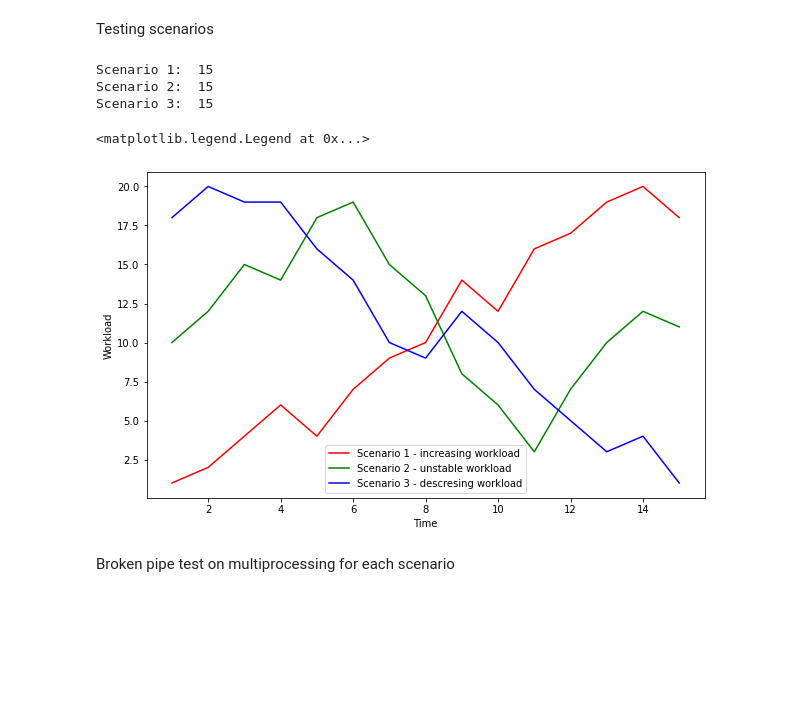
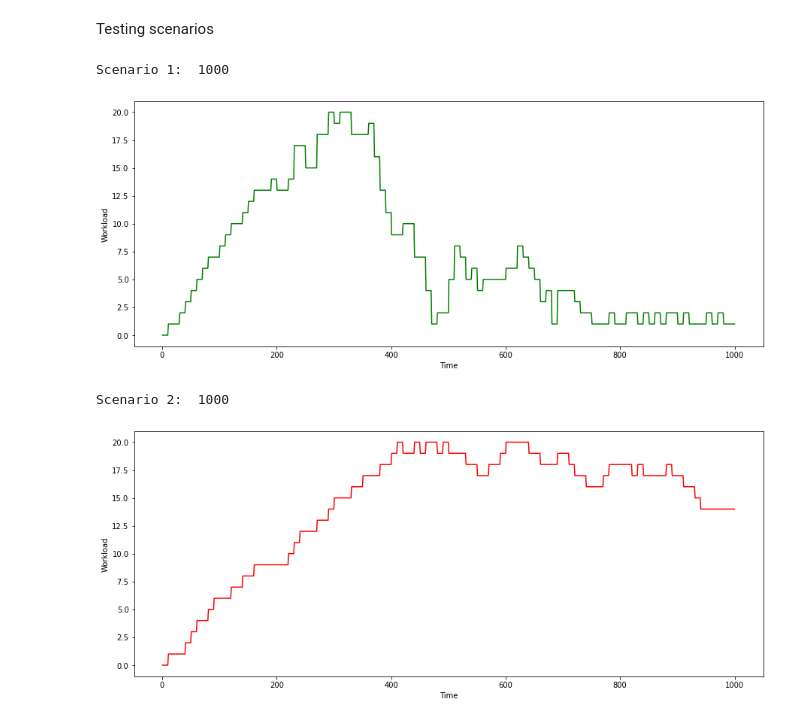
Before and after one commit to dkapczynska/Resource_management_RL, a Jupyter notebook: 00. Prepare scenarios.ipynb, the cells around one changed output. Saved outputs shown, nothing was run; the diff lists cells and outputs as text; code cells hidden in the pictures; blank space fills up the shorter version.

```diff
--- a/00. Prepare scenarios.ipynb
+++ b/00. Prepare scenarios.ipynb
@@ -101,42 +127,23 @@ save_scenario_to_txt(queue_array_train, "train_scenario")
 # %% [markdown]
 Testing scenarios
-# %%
-# scenario 1 - increasing workload,
-queue_array_1 = [1, 2, 4, 6, 4, 7, 9, 10, 14, 12, 16, 17, 19, 20, 18]
-
-print("Scenario 1: ", len(queue_array_1))
-
-# scenario 2 - unstable workload,
-queue_array_2 = [10, 12, 15, 14, 18, 19, 15, 13, 8, 6, 3, 7, 10, 12, 11]
-
-print("Scenario 2: ", len(queue_array_2))
-
-# scenario 3 - descresing workload
-queue_array_3 = [18, 20, 19, 19, 16, 14, 10, 9, 12, 10, 7, 5, 3, 4, 1]
-
-print("Scenario 3: ", len(queue_array_3))
-# %% [output]
-Scenario 1:  15
-Scenario 2:  15
-Scenario 3:  15
-# %%
-time_steps = list(range(1, len(queue_array_1)+1))
-workloads = pd.DataFrame({'Scenario 1': queue_array_1,
-                          'Scenario 2': queue_array_2,
-                          'Scenario 3': queue_array_3,
-                          'Time': time_steps})
-
-
-plt.figure(figsize=(10,6))
-sns.lineplot(y='Scenario 1', x='Time', data=workloads, color='red')
-sns.lineplot(y='Scenario 2', x='Time', data=workloads, color='green')
-sns.lineplot(y='Scenario 3', x='Time', data=workloads, color='blue')
-plt.ylabel('Workload')
-plt.legend(labels=["Scenario 1 - increasing workload",
-                   "Scenario 2 - unstable workload",
-                   "Scenario 3 - descresing workload"])
-# %% [output]
-<matplotlib.legend.Legend at 0x...>
-[figure, removed]
-# %% [markdown]
-Broken pipe test on multiprocessing for each scenario
+# %%
+# scenario 1 - unstable workload
+cont1 = generate_workload(0, 20, 1,  'increasing')
+cont2 = generate_workload(cont1[-1], 50, 3,  'unstable')
+cont3 = generate_workload(cont2[-1], 30, 1,  'descresing')
+queue_array_1 = list(itertools.chain(cont1, cont2, cont3))
+print("Scenario 1: ", len(queue_array_1))
+vizualize_workload(queue_array_1, color='green')
+# %% [output]
+Scenario 1:  1000
+[figure, added]
+# %%
+# scenario 2 - high workload
+cont1 = generate_workload(0, 50, 1,  'increasing')
+cont2 = generate_workload(cont1[-1], 50, 1,  'unstable')
+queue_array_2 = list(itertools.chain(cont1, cont2))
+print("Scenario 2: ", len(queue_array_2))
+vizualize_workload(queue_array_2, color='red')
+# %% [output]
+Scenario 2:  1000
+[figure, added]
```
Also changed, not shown: parts of 21 cells of this notebook.
